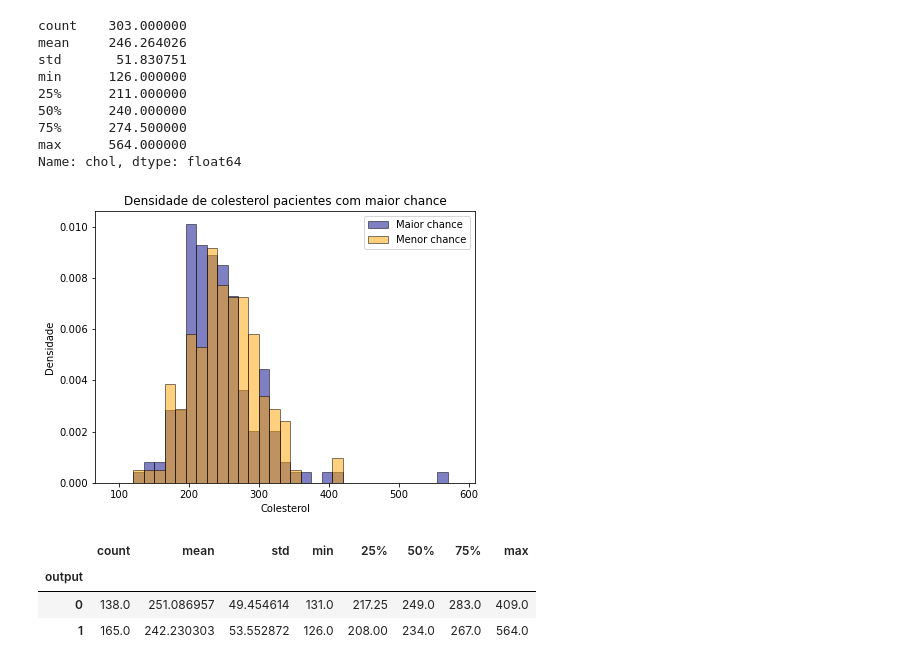
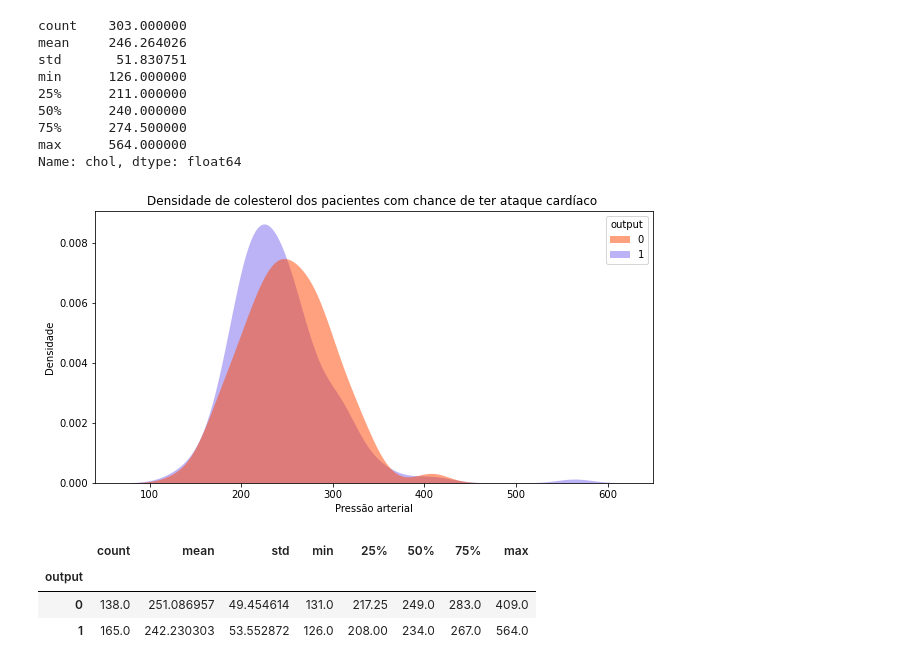
Before and after one commit to duddatorres/PROJETO-2, a Jupyter notebook: Projeto 2.ipynb, the cells around one changed output. Cells and saved outputs as stored; diff of their text form; code cells hidden in the pictures.

```diff
--- a/Projeto 2.ipynb
+++ b/Projeto 2.ipynb
@@ -250,25 +239,20 @@ min      126.000000
 75%      274.500000
 max      564.000000
 Name: chol, dtype: float64
-# %%
-col_maior=maior_chance['chol']
-col_menor=menor_chance['chol']
-
-plt.figure(figsize=(15, 5))
-
-faixa_colesterol = np.arange(90,600,15)
-
-plt.subplot(121)
-plt.hist(col_maior, bins=faixa_colesterol, edgecolor='black', color='darkblue', density=True,alpha=0.5,label='Maior chance')
-plt.hist(col_menor, bins=faixa_colesterol, edgecolor='black', color='orange', density=True,alpha=0.5,label='Menor chance')
-plt.title('Densidade de colesterol pacientes com maior chance')
-plt.ylabel('Densidade')
-plt.xlabel('Colesterol')
-plt.legend()
-
-plt.show()
-# %% [output]
-[figure, removed]
+# %%
+fig = plt.figure(figsize=(10,5))
+plt.subplot(111)
+sns.kdeplot(
+   data=dados, x="chol", hue="output",
+   fill=True, common_norm=False, palette=['#FF4500','#7B68EE'],
+   alpha=.5, linewidth=0
+)
+plt.title('Densidade de colesterol dos pacientes com chance de ter ataque cardíaco ')
+plt.ylabel('Densidade')
+plt.xlabel('Pressão arterial')
+plt.show()
+# %% [output]
+[figure, added]
 # %%
 dados.groupby('output').chol.describe()
 # %% [output]
```
Also changed, not shown: parts of 14 cells of this notebook.
